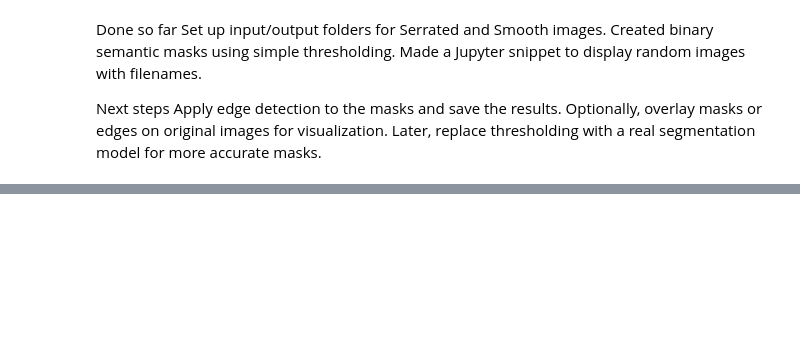
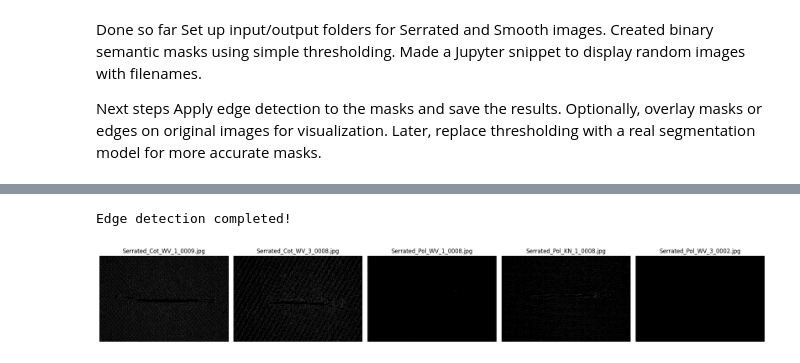
Before and after one commit to Th3UnilShark/TravailMasterDom, a Jupyter notebook: Scripts/Edge_detection.ipynb, the cells around one changed output, grey strips where cells are left out. Saved outputs shown, nothing was run; the diff lists cells and outputs as text; code cells hidden in the pictures; blank space fills up the shorter version.

Commit message:
Implementing Edge Detection

```diff
--- a/Scripts/Edge_detection.ipynb
+++ b/Scripts/Edge_detection.ipynb
@@ -141,0 +149,62 @@ Later, replace thresholding with a real segmentation model for more accurate mas
+# %%
+# Input and output folders
+input_folders = [
+    r"C:\Users\Admin\Documents\TravailMasterDom\semantic_stab_data\train\Serrated",
+    r"C:\Users\Admin\Documents\TravailMasterDom\semantic_stab_data\train\Smooth"
+]
+
+output_base = r"C:\Users\Admin\Documents\TravailMasterDom\edges_stab_data\train"
+
+# Edge detection parameters
+low_thresh = 50
+high_thresh = 150
+
+# Process images
+for input_folder in input_folders:
+    cls = os.path.basename(input_folder)  # Serrated or Smooth
+    output_folder = os.path.join(output_base, cls)
+
+    for filename in os.listdir(input_folder):
+        if not filename.lower().endswith((".png", ".jpg", ".jpeg", ".bmp")):
+            continue
+
+        img_path = os.path.join(input_folder, filename)
+        mask = cv2.imread(img_path, cv2.IMREAD_GRAYSCALE)
+        if mask is None:
+            print("Failed to load:", img_path)
+            continue
+
+        edges = cv2.Canny(mask, low_thresh, high_thresh)
+
+        output_path = os.path.join(output_folder, filename)
+        cv2.imwrite(output_path, edges)
+
+print("Edge detection completed!")
+# %% [output]
+Edge detection completed!
+# %%
+# Ensure plots render inline in Jupyter
+%matplotlib inline
+
+# Folder with edge images
+edge_folder = r"C:\Users\Admin\Documents\TravailMasterDom\edges_stab_data\train\Serrated"
+
+# List image files
+files = [f for f in os.listdir(edge_folder) if f.lower().endswith((".png", ".jpg", ".jpeg", ".bmp"))]
+
+# Pick a few random samples
+samples = random.sample(files, min(5, len(files)))
+
+# Create figure
+fig, axes = plt.subplots(1, len(samples), figsize=(20, 4))  # 1 row, len(samples) columns
+
+for ax, f in zip(axes, samples):
+    img = Image.open(os.path.join(edge_folder, f))
+    ax.imshow(img, cmap='gray')
+    ax.set_title(f)
+    ax.axis('off')
+
+plt.tight_layout()
+plt.show()
+# %% [output]
+[figure, added]
```
Also changed, not shown: parts of 3 cells of this notebook.
